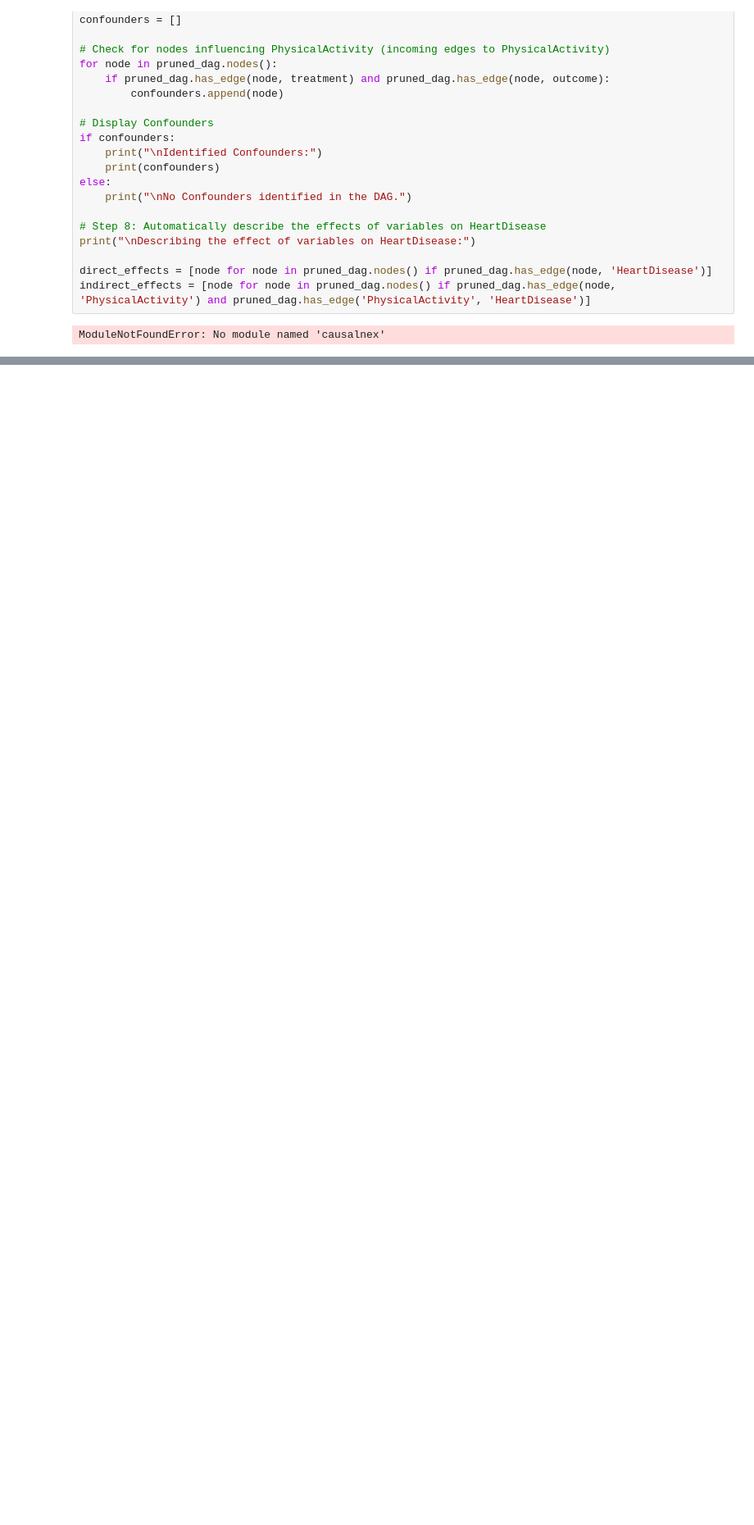
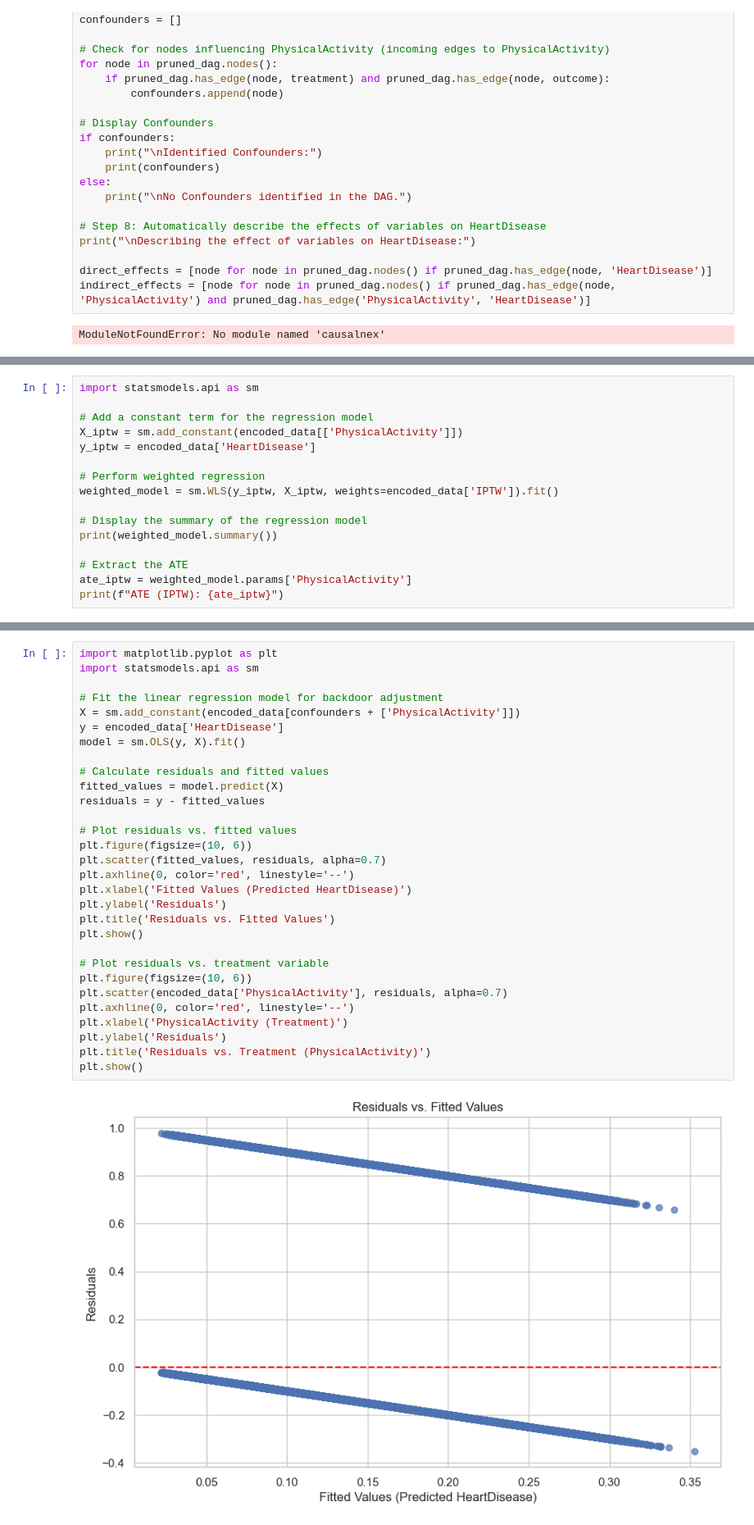
Before and after one commit to asrithapidikiti/CS520_CausalInference, a Jupyter notebook: CS520.ipynb, the cells around one changed output, grey strips where cells are left out. Shown at 82% size. Cells and saved outputs as stored; diff of their text form; blank space fills up the shorter version.

```diff
--- a/CS520.ipynb
+++ b/CS520.ipynb
@@ -1171,0 +841,16 @@ Notes:
+# %%
+import statsmodels.api as sm
+
+# Add a constant term for the regression model
+X_iptw = sm.add_constant(encoded_data[['PhysicalActivity']])
+y_iptw = encoded_data['HeartDisease']
+
+# Perform weighted regression
+weighted_model = sm.WLS(y_iptw, X_iptw, weights=encoded_data['IPTW']).fit()
+
+# Display the summary of the regression model
+print(weighted_model.summary())
+
+# Extract the ATE
+ate_iptw = weighted_model.params['PhysicalActivity']
+print(f"ATE (IPTW): {ate_iptw}")
@@ -1171,0 +997,32 @@ Notes:
+# %%
+import matplotlib.pyplot as plt
+import statsmodels.api as sm
+
+# Fit the linear regression model for backdoor adjustment
+X = sm.add_constant(encoded_data[confounders + ['PhysicalActivity']])
+y = encoded_data['HeartDisease']
+model = sm.OLS(y, X).fit()
+
+# Calculate residuals and fitted values
+fitted_values = model.predict(X)
+residuals = y - fitted_values
+
+# Plot residuals vs. fitted values
+plt.figure(figsize=(10, 6))
+plt.scatter(fitted_values, residuals, alpha=0.7)
+plt.axhline(0, color='red', linestyle='--')
+plt.xlabel('Fitted Values (Predicted HeartDisease)')
+plt.ylabel('Residuals')
+plt.title('Residuals vs. Fitted Values')
+plt.show()
+
+# Plot residuals vs. treatment variable
+plt.figure(figsize=(10, 6))
+plt.scatter(encoded_data['PhysicalActivity'], residuals, alpha=0.7)
+plt.axhline(0, color='red', linestyle='--')
+plt.xlabel('PhysicalActivity (Treatment)')
+plt.ylabel('Residuals')
+plt.title('Residuals vs. Treatment (PhysicalActivity)')
+plt.show()
+# %% [output]
+[figure, added]
```
Also changed, not shown: parts of 36 cells of this notebook.
